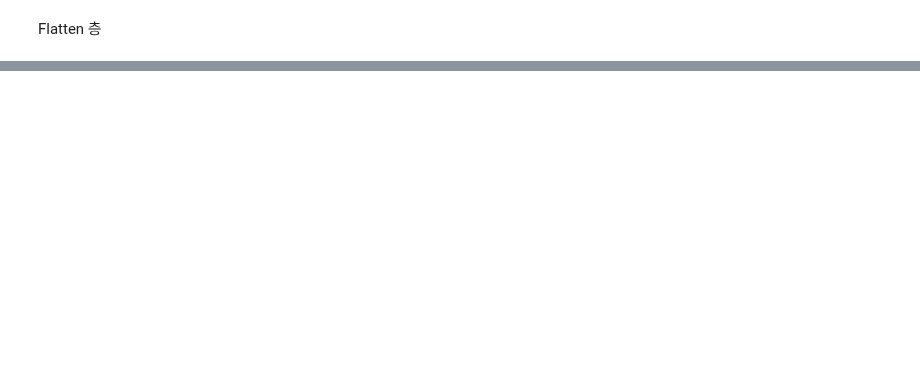
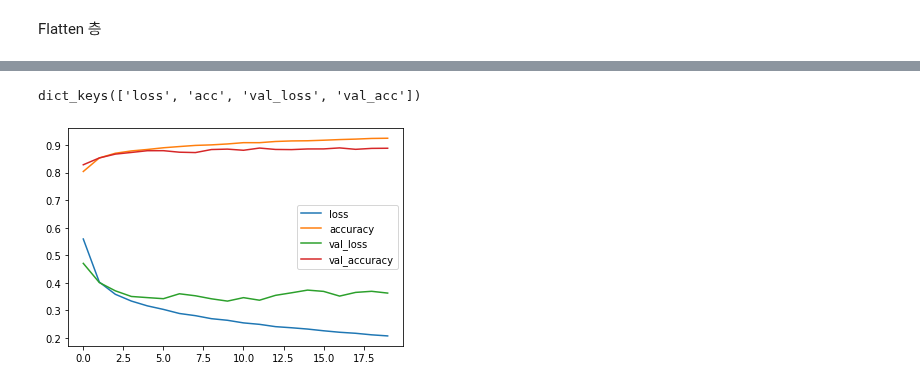
Before and after one commit to leekyuyoung20221226/python, a Jupyter notebook: 머신러닝_20230313.ipynb, the cells around one changed output, grey strips where cells are left out. Drawn from its saved outputs; the diff is of its cells as text; code cells hidden in the pictures; blank space fills up the shorter version.

```diff
--- a/머신러닝_20230313.ipynb
+++ b/머신러닝_20230313.ipynb
@@ -95,0 +251,4 @@ Epoch 5/5
+# %%
+model = model_fn()
+model.compile(loss = 'sparse_categorical_crossentropy', metrics='acc')
+history = model.fit(x_train,y_train,epochs=20,batch_size=50, validation_data=(x_test,y_test) )
@@ -95,0 +273,13 @@ Epoch 5/5
+# %%
+history.history.keys()
+# %% [output]
+dict_keys(['loss', 'acc', 'val_loss', 'val_acc'])
+# %%
+plt.plot(history.history['loss'],label='loss')
+plt.plot(history.history['acc'],label='accuracy')
+plt.plot(history.history['val_loss'],label='val_loss')
+plt.plot(history.history['val_acc'],label='val_accuracy')
+plt.legend()
+plt.show()
+# %% [output]
+[figure, added]
```
Also changed, not shown: parts of 21 cells of this notebook, 1 other file.
